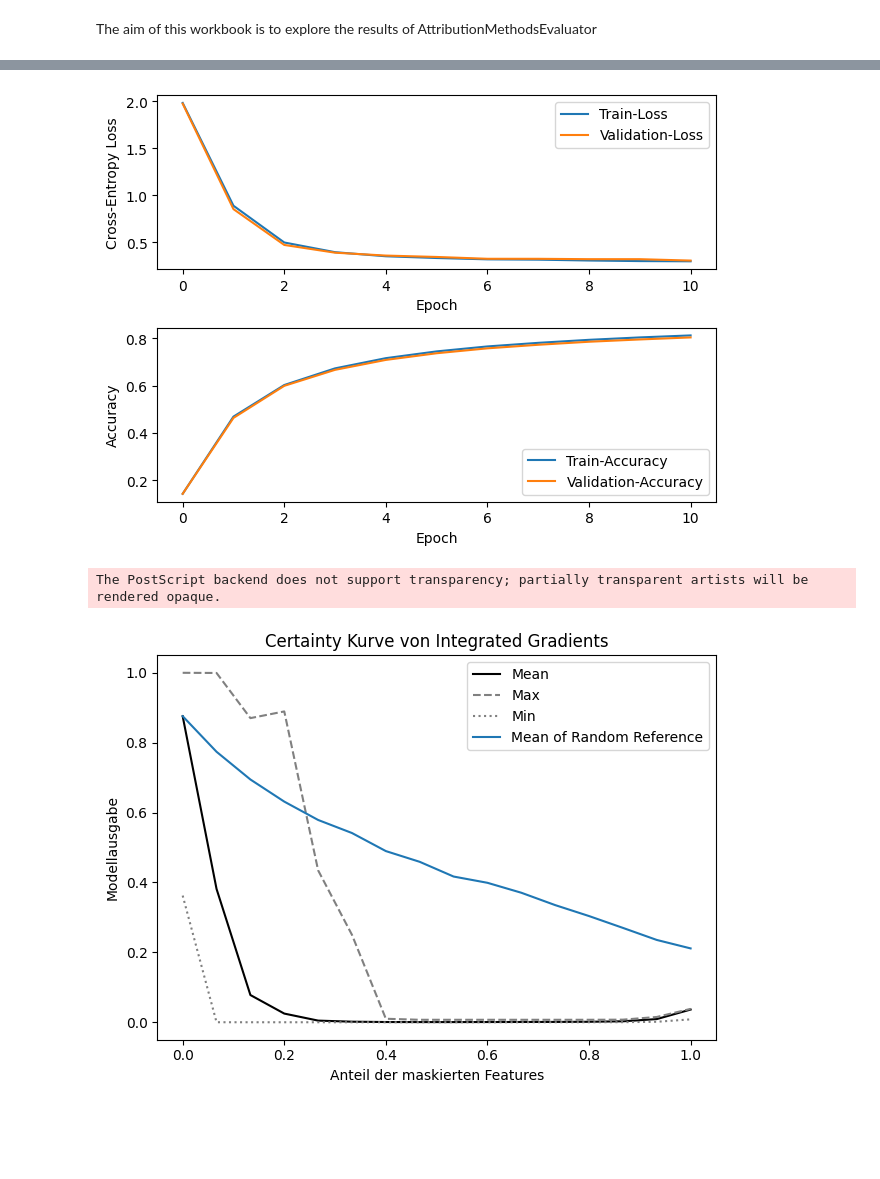
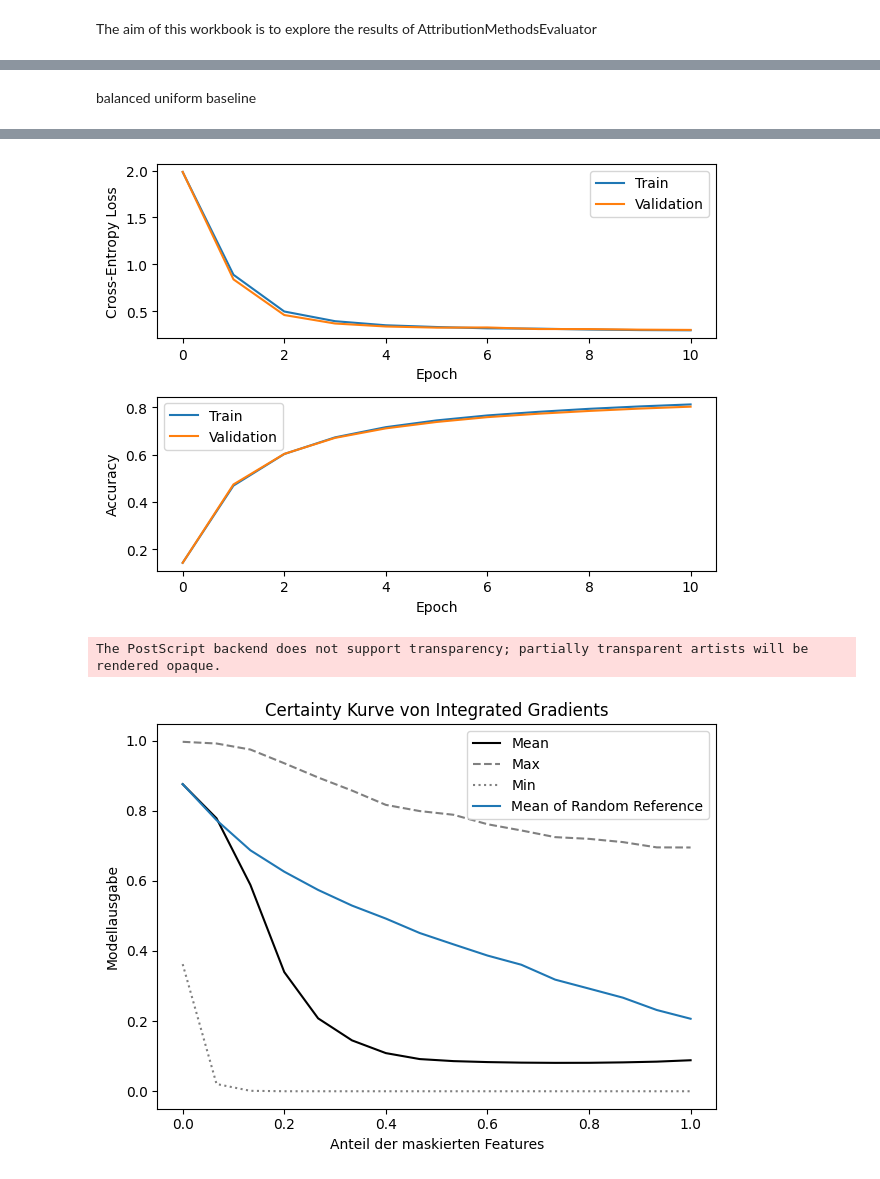
Before and after one commit to surajk222/Project_Group_Attribution_Method, a Jupyter notebook: attribution_method_evaluation.ipynb, the cells around one changed output, grey strips where cells are left out. Drawn from its saved outputs; the diff is of its cells as text; code cells hidden in the pictures; blank space fills up the shorter version.

Commit message:
visualisations

```diff
--- a/attribution_method_evaluation.ipynb
+++ b/attribution_method_evaluation.ipynb
@@ -2,0 +45,23 @@ The aim of this workbook is to explore the results of AttributionMethodsEvaluato
+# %%
+from model.training import train_model_and_visualize
+import torch
+
+model = train_model_and_visualize([8])
+
+from evaluation.attribution_methods_evaluator import AttributionMethodsEvaluator
+from data.datasets import DryBean
+from data.util.utils import DatasetMode
+from model.attribution_methods.integrated_gradients import IntegratedGradients
+from model.training import train_autobaseline
+
+ig = IntegratedGradients(model.get_gradients_with_respect_to_inputs)
+
+test_dataset = DryBean(DatasetMode.TEST)
+
+am_eval = AttributionMethodsEvaluator(model=model)
+
+torch.manual_seed(48)
+initial_baseline=torch.FloatTensor(16).uniform_(0.005,0.01)
+baseline = train_autobaseline(model, initial_baseline=initial_baseline, baseline_error_weight=0.4, num_epochs=300)
+
+am_eval.visualize_log_odds_of_dataset(test_dataset,ig.attribute, apply_log=False,baseline=baseline)
@@ -3,5 +89,8 @@ The aim of this workbook is to explore the results of AttributionMethodsEvaluato
+# %% [markdown]
+balanced uniform baseline
 # %%
 from model.training import train_model_and_visualize
+import torch
 
 model = train_model_and_visualize([8])
 
@@ -9,6 +98,7 @@ from evaluation.attribution_methods_evaluator import AttributionMethodsEvaluator
 from data.datasets import DryBean
 from data.util.utils import DatasetMode
 from model.attribution_methods.integrated_gradients import IntegratedGradients
+from model.util.baseline_generator import generate_balanced_uniform_baseline
 
 ig = IntegratedGradients(model.get_gradients_with_respect_to_inputs)
 
@@ -16,6 +106,8 @@ test_dataset = DryBean(DatasetMode.TEST)
 
 am_eval = AttributionMethodsEvaluator(model=model)
 
-am_eval.visualize_log_odds_of_dataset(test_dataset,ig.attribute, apply_log=False)
+baseline = generate_balanced_uniform_baseline(50)
+
+am_eval.visualize_log_odds_of_dataset(test_dataset,ig.attribute, apply_log=False,baseline=baseline)
 # %% [output]
 Final metrics:
@@ -26,11 +118,11 @@ Train-Accuracy: 0.8115718960762024
 # Parameters: 199
 NeuralNetwork(
   (model): Sequential(
     (0): Linear(in_features=16, out_features=8, bias=True)
     (1): ReLU()
     (2): Linear(in_features=8, out_features=7, bias=True)
   )
 )
-[figure, old version]
+[figure, new version]
 The PostScript backend does not support transparency; partially transparent artists will be rendered opaque.
-[figure, old version]
+[figure, new version]
```
Also changed, not shown: parts of 7 cells of this notebook, 6 other files.
